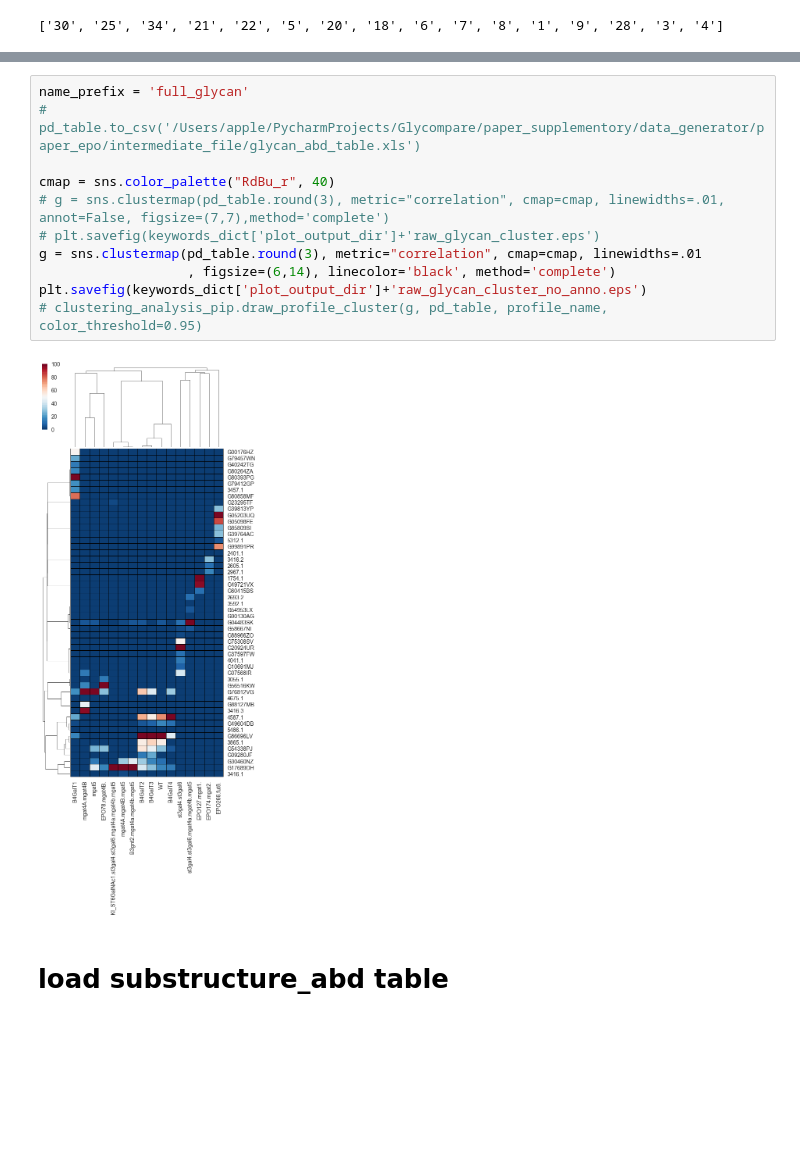
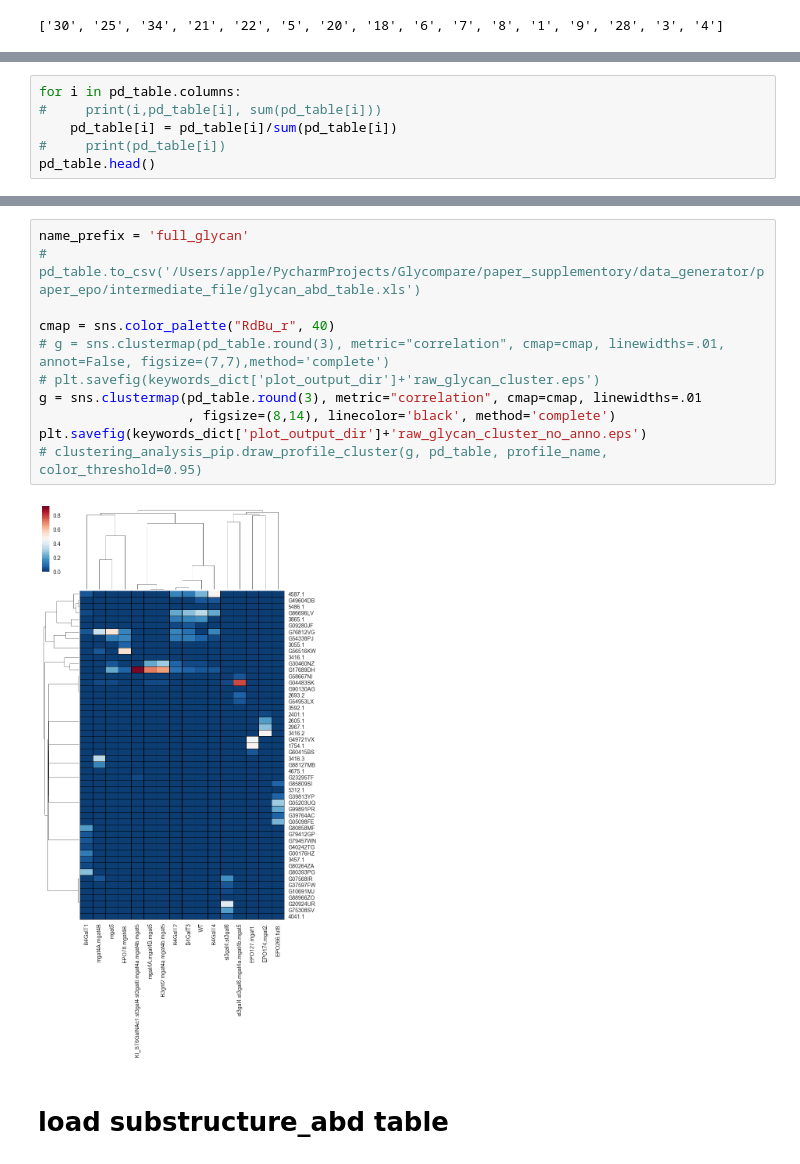
Before and after one commit to LewisLabUCSD/GlyCompare, a Jupyter notebook: example_notebook/Fig2_Fig3_epo_analysis.ipynb, the cells around one changed output, grey strips where cells are left out. Drawn from its saved outputs; the diff is of its cells as text; blank space fills up the shorter version.

```diff
--- a/example_notebook/Fig2_Fig3_epo_analysis.ipynb
+++ b/example_notebook/Fig2_Fig3_epo_analysis.ipynb
@@ -252,0 +202,6 @@ pd_table = pd.DataFrame(abundance_table, columns=profile_name, index=feature_nam
+# %%
+for i in pd_table.columns:
+#     print(i,pd_table[i], sum(pd_table[i]))
+    pd_table[i] = pd_table[i]/sum(pd_table[i])
+#     print(pd_table[i])
+pd_table.head()
@@ -253,16 +215,16 @@ pd_table = pd.DataFrame(abundance_table, columns=profile_name, index=feature_nam
 # %%
 name_prefix = 'full_glycan'
 # pd_table.to_csv('/Users/apple/PycharmProjects/Glycompare/paper_supplementory/data_generator/paper_epo/intermediate_file/glycan_abd_table.xls')
 
 cmap = sns.color_palette("RdBu_r", 40)
 # g = sns.clustermap(pd_table.round(3), metric="correlation", cmap=cmap, linewidths=.01, annot=False, figsize=(7,7),method='complete')
 # plt.savefig(keywords_dict['plot_output_dir']+'raw_glycan_cluster.eps')
 g = sns.clustermap(pd_table.round(3), metric="correlation", cmap=cmap, linewidths=.01
-                   , figsize=(6,14), linecolor='black', method='complete')
+                   , figsize=(8,14), linecolor='black', method='complete')
 plt.savefig(keywords_dict['plot_output_dir']+'raw_glycan_cluster_no_anno.eps')
 # clustering_analysis_pip.draw_profile_cluster(g, pd_table, profile_name, color_threshold=0.95)
 # %% [output]
-[figure, old version]
+[figure, new version]
 # %% [markdown]
 # load substructure_abd table
 # %%
```
Also changed, not shown: parts of 20 cells of this notebook, 17 other files.
